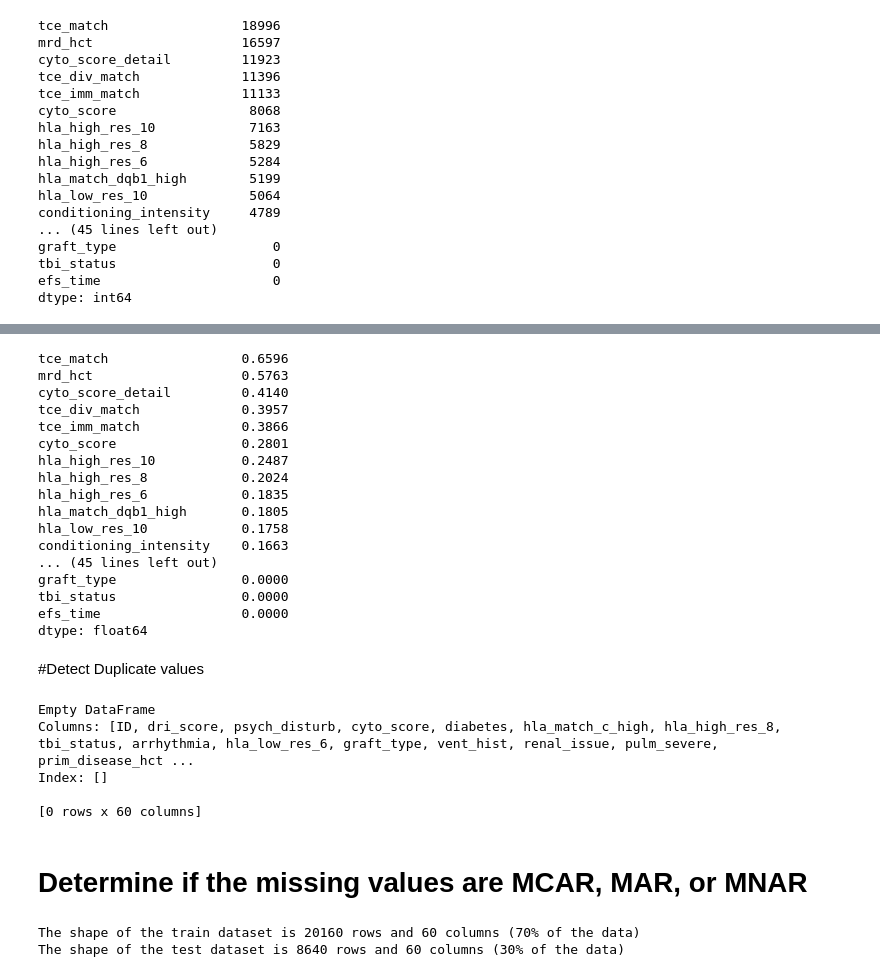
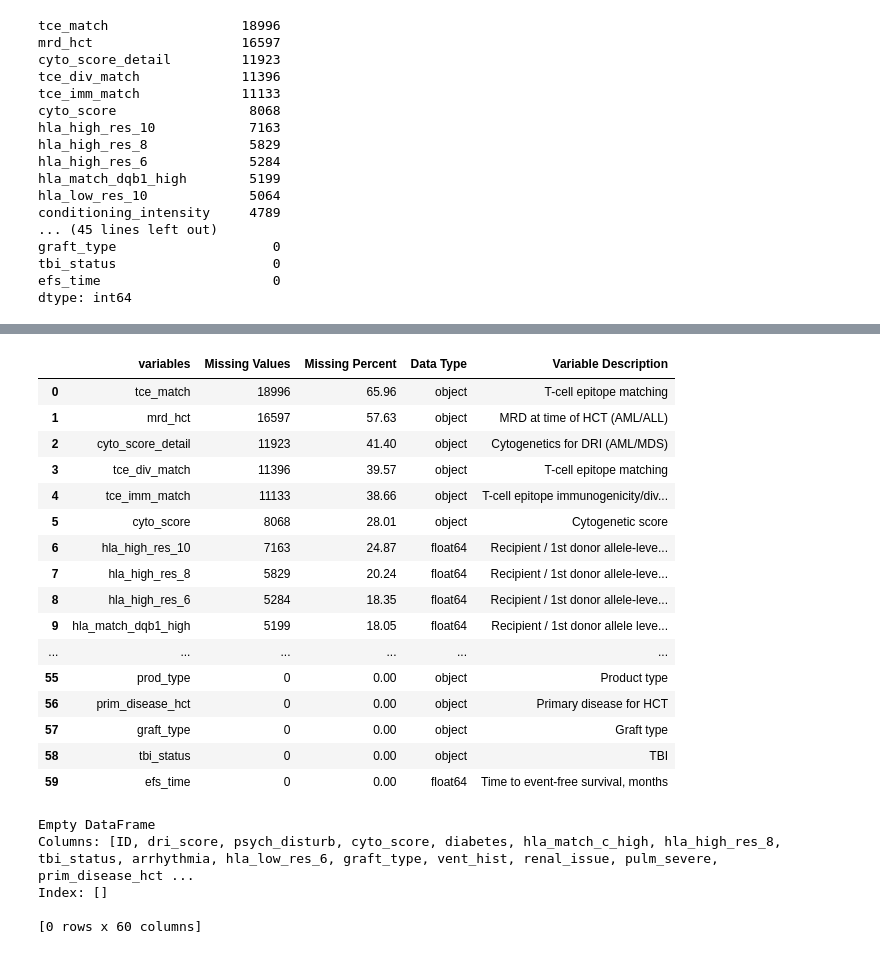
Before and after one commit to tgwtorres/CIBMTR, a Jupyter notebook: Scripts/DataUnderstanding.ipynb, the cells around one changed output, grey strips where cells are left out. Drawn from its saved outputs; the diff is of its cells as text; code cells hidden in the pictures.

```diff
--- a/Scripts/DataUnderstanding.ipynb
+++ b/Scripts/DataUnderstanding.ipynb
@@ -79,5 +50,8 @@ def read_data(data_dir,fileNames):
 data_dir = '../Data'
 fName1 = 'train.csv'
 fName2 = 'test.csv'
+fName3 = 'data_dictionary.csv'
 
 trainData = read_data(data_dir,fName1)
+testData = read_data(data_dir,fName2)
+dataDict = read_data(data_dir,fName3)
@@ -154,25 +150,28 @@ vz.plot_missing_values(trainData)
-# %%
-round((trainData.isnull().sum()/len(trainData)).sort_values(ascending=False),4)
-# %% [output]
-tce_match                 0.6596
-mrd_hct                   0.5763
-cyto_score_detail         0.4140
-tce_div_match             0.3957
-tce_imm_match             0.3866
-cyto_score                0.2801
-hla_high_res_10           0.2487
-hla_high_res_8            0.2024
-hla_high_res_6            0.1835
-hla_match_dqb1_high       0.1805
-hla_low_res_10            0.1758
-conditioning_intensity    0.1663
-... (45 lines left out)
-graft_type                0.0000
-tbi_status                0.0000
-efs_time                  0.0000
-dtype: float64
-# %% [markdown]
-#Detect Duplicate values
+# %%
+missing_values = pp.missing_val_df(trainData)
+missing_values = missing_values.merge(dataDict[['variable', 'description']], left_on='variables', right_on='variable', how='left')
+missing_values.drop(columns=['variable'], inplace=True)
+missing_values.rename(columns={'description': 'Variable Description'}, inplace=True)
+
+missing_values
+# %% [output]
+|  | variables | Missing Values | Missing Percent | Data Type | Variable Description |
+| 0 | tce_match | 18996 | 65.96 | object | T-cell epitope matching |
+| 1 | mrd_hct | 16597 | 57.63 | object | MRD at time of HCT (AML/ALL) |
+| 2 | cyto_score_detail | 11923 | 41.40 | object | Cytogenetics for DRI (AML/MDS) |
+| 3 | tce_div_match | 11396 | 39.57 | object | T-cell epitope matching |
+| 4 | tce_imm_match | 11133 | 38.66 | object | T-cell epitope immunogenicity/div... |
+| 5 | cyto_score | 8068 | 28.01 | object | Cytogenetic score |
+| 6 | hla_high_res_10 | 7163 | 24.87 | float64 | Recipient / 1st donor allele-leve... |
+| 7 | hla_high_res_8 | 5829 | 20.24 | float64 | Recipient / 1st donor allele-leve... |
+| 8 | hla_high_res_6 | 5284 | 18.35 | float64 | Recipient / 1st donor allele-leve... |
+| 9 | hla_match_dqb1_high | 5199 | 18.05 | float64 | Recipient / 1st donor allele leve... |
+| ... | ... | ... | ... | ... | ... |
+| 55 | prod_type | 0 | 0.00 | object | Product type |
+| 56 | prim_disease_hct | 0 | 0.00 | object | Primary disease for HCT |
+| 57 | graft_type | 0 | 0.00 | object | Graft type |
+| 58 | tbi_status | 0 | 0.00 | object | TBI |
+| 59 | efs_time | 0 | 0.00 | float64 | Time to event-free survival, months |
 # %%
 # Detect duplicate rows
 duplicate_rows = trainData[trainData.duplicated()]
@@ -185,5 +184,3 @@ Columns: [ID, dri_score, psych_disturb, cyto_score, diabetes, hla_match_c_high,
 Index: []
 
 [0 rows x 60 columns]
-# %% [markdown]
-# Determine if the missing values are MCAR, MAR, or MNAR
@@ -192,6 +186,0 @@ train_df,test_df = train_test_split(trainData, test_size=0.3, random_state=117)
-# %%
-print("The shape of the train dataset is {} rows and {} columns (70% of the data)".format(train_df.shape[0],train_df.shape[1]))
-print("The shape of the test dataset is {} rows and {} columns (30% of the data)".format(test_df.shape[0],test_df.shape[1]))
-# %% [output]
-The shape of the train dataset is 20160 rows and 60 columns (70% of the data)
-The shape of the test dataset is 8640 rows and 60 columns (30% of the data)
```
Also changed, not shown: parts of 15 cells of this notebook, 4 other files.
